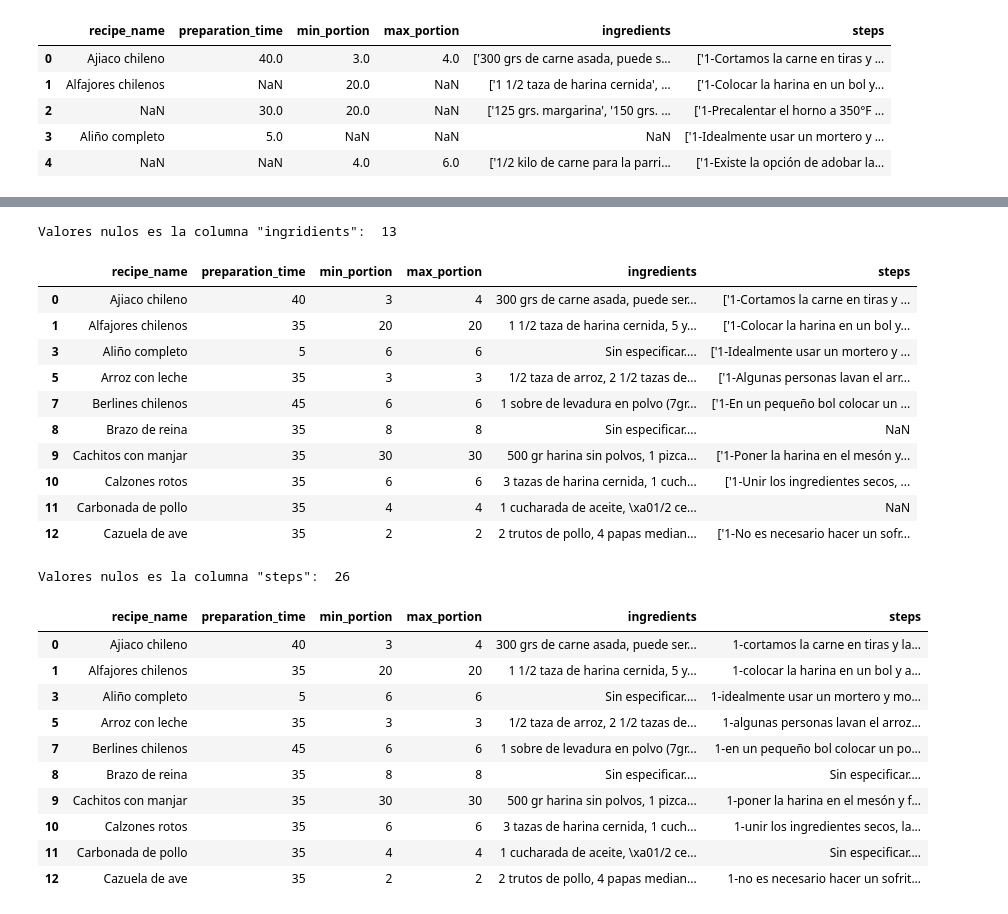
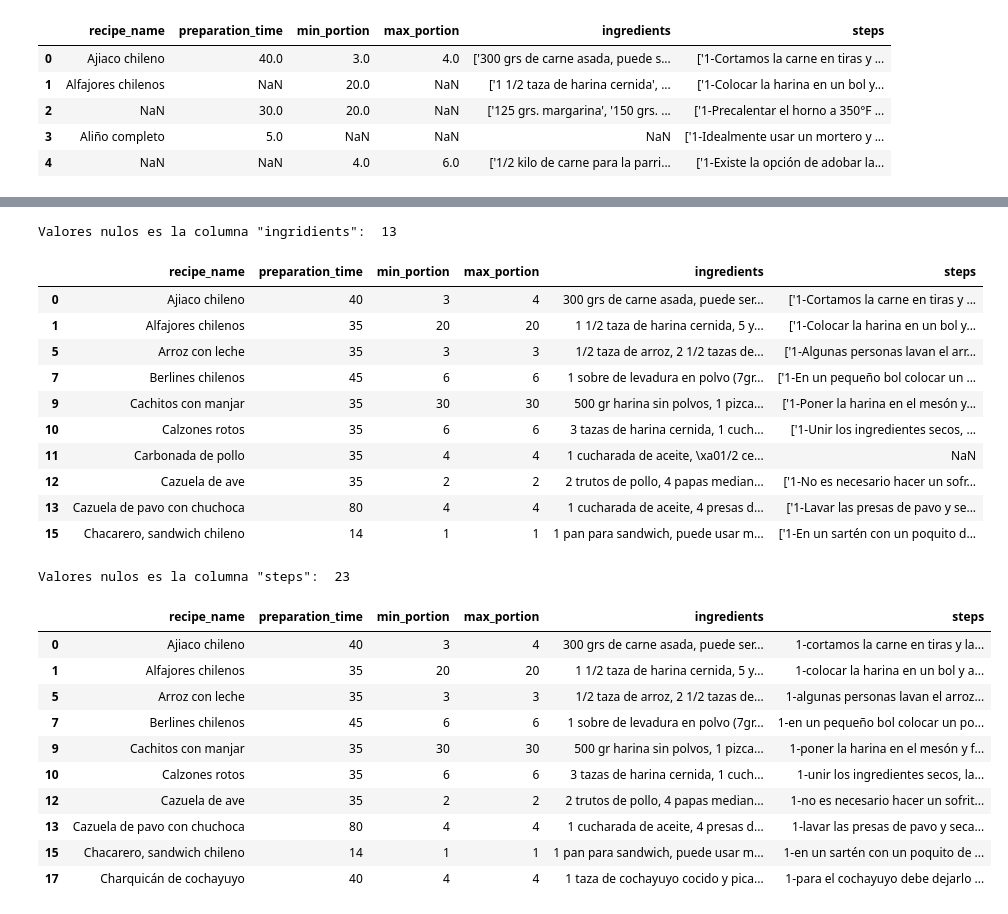
Before and after one commit to Leonardojrv/MineriaDatos, a Jupyter notebook: etl/etl.ipynb, the cells around one changed output, grey strips where cells are left out. Saved outputs shown, nothing was run; the diff lists cells and outputs as text; code cells hidden in the pictures.

```diff
--- a/etl/etl.ipynb
+++ b/etl/etl.ipynb
@@ -176,7 +170,7 @@ Valores nulos es la columna "max_portion":  91
 #columna 'ingridients'
 print('Valores nulos es la columna "ingridients": ', df['ingredients'].isnull().sum())
 
-df['ingredients'] = df['ingredients'].fillna('sin especificar....')
+df = df.dropna(subset=['ingredients'])
 
 df['ingredients'] = df['ingredients'].str.capitalize()
 
@@ -188,35 +182,35 @@ Valores nulos es la columna "ingridients":  13
 |  | recipe_name | preparation_time | min_portion | max_portion | ingredients | steps |
 | 0 | Ajiaco chileno | 40 | 3 | 4 | 300 grs de carne asada, puede ser... | ['1-Cortamos la carne en tiras y ... |
 | 1 | Alfajores chilenos | 35 | 20 | 20 | 1 1/2 taza de harina cernida, 5 y... | ['1-Colocar la harina en un bol y... |
-| 3 | Aliño completo | 5 | 6 | 6 | Sin especificar.... | ['1-Idealmente usar un mortero y ... |
 | 5 | Arroz con leche | 35 | 3 | 3 | 1/2 taza de arroz, 2 1/2 tazas de... | ['1-Algunas personas lavan el arr... |
 | 7 | Berlines chilenos | 45 | 6 | 6 | 1 sobre de levadura en polvo (7gr... | ['1-En un pequeño bol colocar un ... |
-| 8 | Brazo de reina | 35 | 8 | 8 | Sin especificar.... | NaN |
 | 9 | Cachitos con manjar | 35 | 30 | 30 | 500 gr harina sin polvos, 1 pizca... | ['1-Poner la harina en el mesón y... |
 | 10 | Calzones rotos | 35 | 6 | 6 | 3 tazas de harina cernida, 1 cuch... | ['1-Unir los ingredientes secos, ... |
 | 11 | Carbonada de pollo | 35 | 4 | 4 | 1 cucharada de aceite, \xa01/2 ce... | NaN |
 | 12 | Cazuela de ave | 35 | 2 | 2 | 2 trutos de pollo, 4 papas median... | ['1-No es necesario hacer un sofr... |
+| 13 | Cazuela de pavo con chuchoca | 80 | 4 | 4 | 1 cucharada de aceite, 4 presas d... | ['1-Lavar las presas de pavo y se... |
+| 15 | Chacarero, sandwich chileno | 14 | 1 | 1 | 1 pan para sandwich, puede usar m... | ['1-En un sartén con un poquito d... |
 # %%
 #columna 'steps'
 print('Valores nulos es la columna "steps": ', df['steps'].isnull().sum())
 
-df['steps'] = df['steps'].fillna('sin especificar....')
+df = df.dropna(subset=['steps'])
 
 df['steps'] = df['steps'].str.capitalize()
 
 df['steps'] = df['steps'].str.replace(r"[\[\]\"']", '', regex=True)
 
 display(df.head(10))
 # %% [output]
-Valores nulos es la columna "steps":  26
+Valores nulos es la columna "steps":  23
 |  | recipe_name | preparation_time | min_portion | max_portion | ingredients | steps |
 | 0 | Ajiaco chileno | 40 | 3 | 4 | 300 grs de carne asada, puede ser... | 1-cortamos la carne en tiras y la... |
 | 1 | Alfajores chilenos | 35 | 20 | 20 | 1 1/2 taza de harina cernida, 5 y... | 1-colocar la harina en un bol y a... |
-| 3 | Aliño completo | 5 | 6 | 6 | Sin especificar.... | 1-idealmente usar un mortero y mo... |
 | 5 | Arroz con leche | 35 | 3 | 3 | 1/2 taza de arroz, 2 1/2 tazas de... | 1-algunas personas lavan el arroz... |
 | 7 | Berlines chilenos | 45 | 6 | 6 | 1 sobre de levadura en polvo (7gr... | 1-en un pequeño bol colocar un po... |
-| 8 | Brazo de reina | 35 | 8 | 8 | Sin especificar.... | Sin especificar.... |
 | 9 | Cachitos con manjar | 35 | 30 | 30 | 500 gr harina sin polvos, 1 pizca... | 1-poner la harina en el mesón y f... |
 | 10 | Calzones rotos | 35 | 6 | 6 | 3 tazas de harina cernida, 1 cuch... | 1-unir los ingredientes secos, la... |
-| 11 | Carbonada de pollo | 35 | 4 | 4 | 1 cucharada de aceite, \xa01/2 ce... | Sin especificar.... |
 | 12 | Cazuela de ave | 35 | 2 | 2 | 2 trutos de pollo, 4 papas median... | 1-no es necesario hacer un sofrit... |
+| 13 | Cazuela de pavo con chuchoca | 80 | 4 | 4 | 1 cucharada de aceite, 4 presas d... | 1-lavar las presas de pavo y seca... |
+| 15 | Chacarero, sandwich chileno | 14 | 1 | 1 | 1 pan para sandwich, puede usar m... | 1-en un sartén con un poquito de ... |
+| 17 | Charquicán de cochayuyo | 40 | 4 | 4 | 1 taza de cochayuyo cocido y pica... | 1-para el cochayuyo debe dejarlo ... |
```
Also changed, not shown: parts of 9 cells of this notebook, 4 other files.
